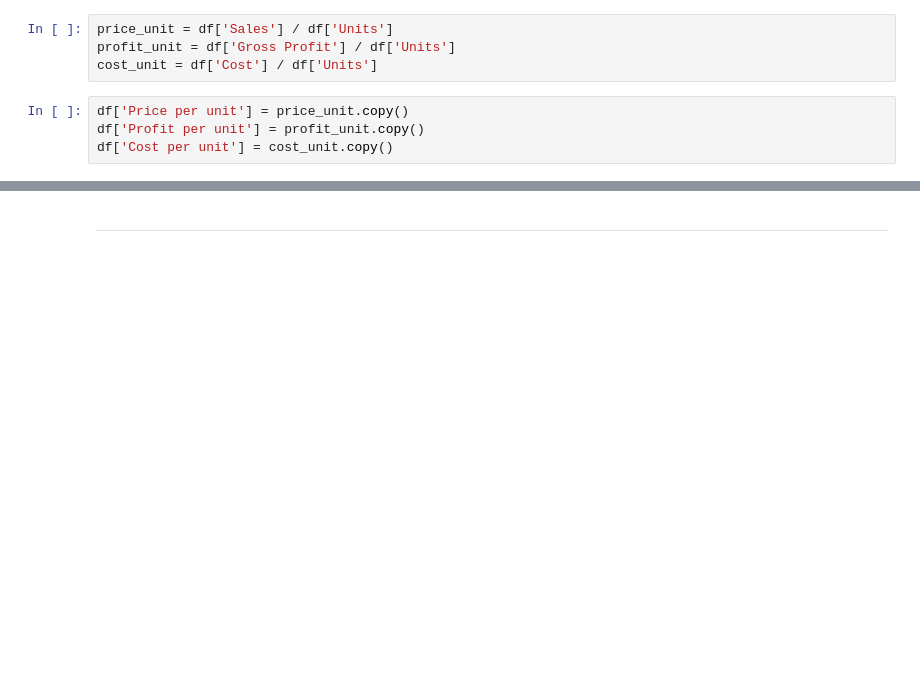
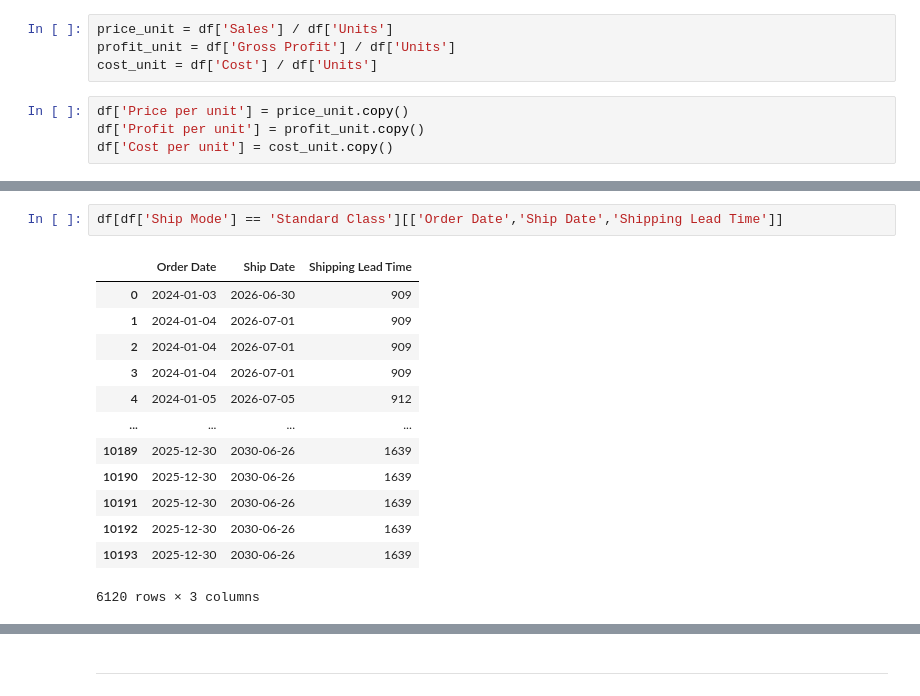
Before and after one commit to Ashura369/PROJECTS, a Jupyter notebook: Factory_to_Customer_Shipping_Route_Efficiency_Analysis/1_Data_cleaning_and_feature_engineering.ipynb, the cells around one changed output, grey strips where cells are left out. Saved outputs shown, nothing was run; the diff lists cells and outputs as text; blank space fills up the shorter version.

```diff
--- a/Factory_to_Customer_Shipping_Route_Efficiency_Analysis/1_Data_cleaning_and_feature_engineering.ipynb
+++ b/Factory_to_Customer_Shipping_Route_Efficiency_Analysis/1_Data_cleaning_and_feature_engineering.ipynb
@@ -197,0 +222,16 @@ with pd.option_context('display.max_columns', None):
+# %%
+df[df['Ship Mode'] == 'Standard Class'][['Order Date','Ship Date','Shipping Lead Time']]
+# %% [output]
+|  | Order Date | Ship Date | Shipping Lead Time |
+| 0 | 2024-01-03 | 2026-06-30 | 909 |
+| 1 | 2024-01-04 | 2026-07-01 | 909 |
+| 2 | 2024-01-04 | 2026-07-01 | 909 |
+| 3 | 2024-01-04 | 2026-07-01 | 909 |
+| 4 | 2024-01-05 | 2026-07-05 | 912 |
+| ... | ... | ... | ... |
+| 10189 | 2025-12-30 | 2030-06-26 | 1639 |
+| 10190 | 2025-12-30 | 2030-06-26 | 1639 |
+| 10191 | 2025-12-30 | 2030-06-26 | 1639 |
+| 10192 | 2025-12-30 | 2030-06-26 | 1639 |
+| 10193 | 2025-12-30 | 2030-06-26 | 1639 |
+6120 rows × 3 columns
```
Also changed, not shown: parts of 24 cells of this notebook, 2 other files.
